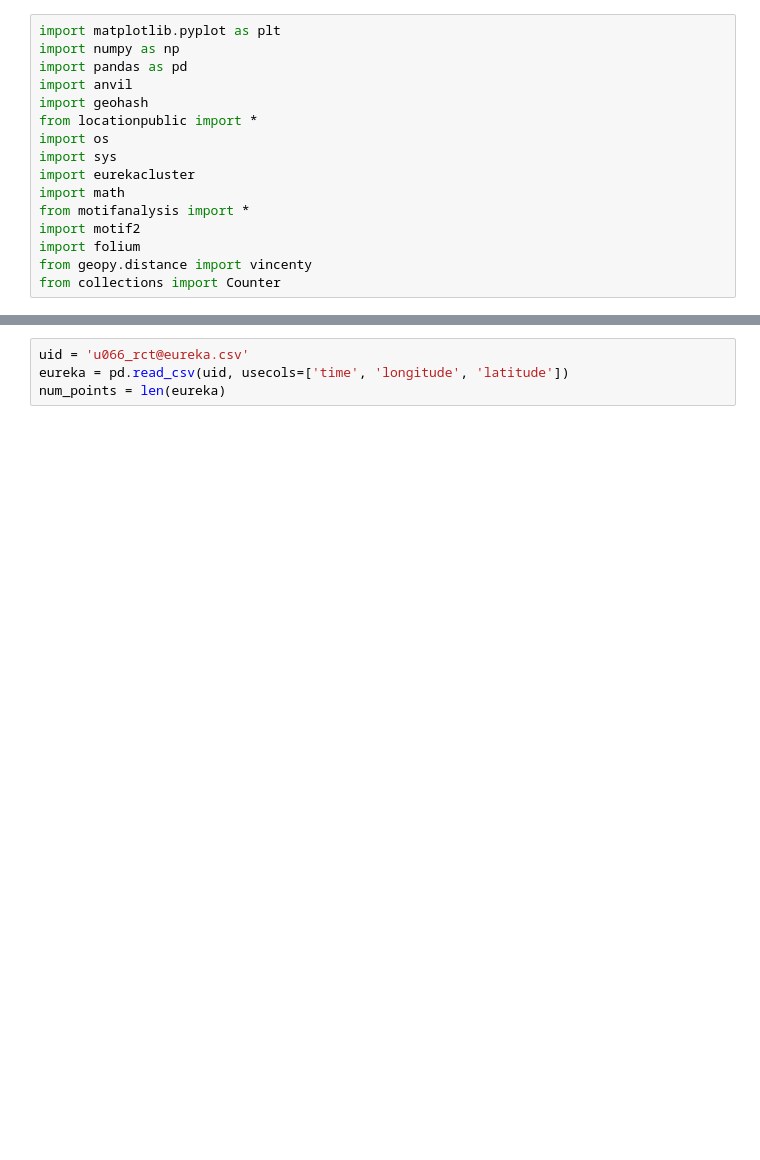
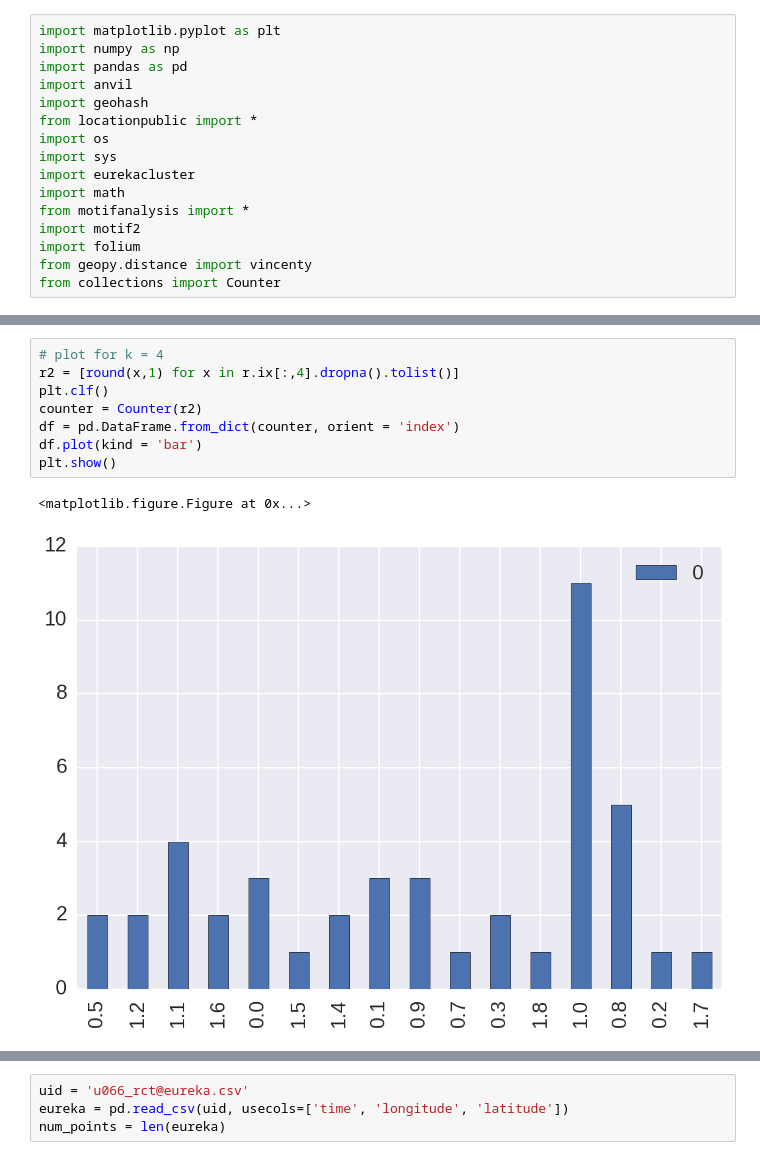
Before and after one commit to xz278/motif-python, a Jupyter notebook: eureka.ipynb, the cells around one changed output, grey strips where cells are left out. Saved outputs shown, nothing was run; the diff lists cells and outputs as text; blank space fills up the shorter version.

```diff
--- a/eureka.ipynb
+++ b/eureka.ipynb
@@ -88,0 +162,11 @@ def compute_gyration_radius(significant_places_geo_hash, location_history_geohas
+# %%
+# plot for k = 4
+r2 = [round(x,1) for x in r.ix[:,4].dropna().tolist()]
+plt.clf()
+counter = Counter(r2)
+df = pd.DataFrame.from_dict(counter, orient = 'index')
+df.plot(kind = 'bar')
+plt.show()
+# %% [output]
+<matplotlib.figure.Figure at 0x...>
+[figure, added]
```
Also changed, not shown: parts of 19 cells of this notebook.
